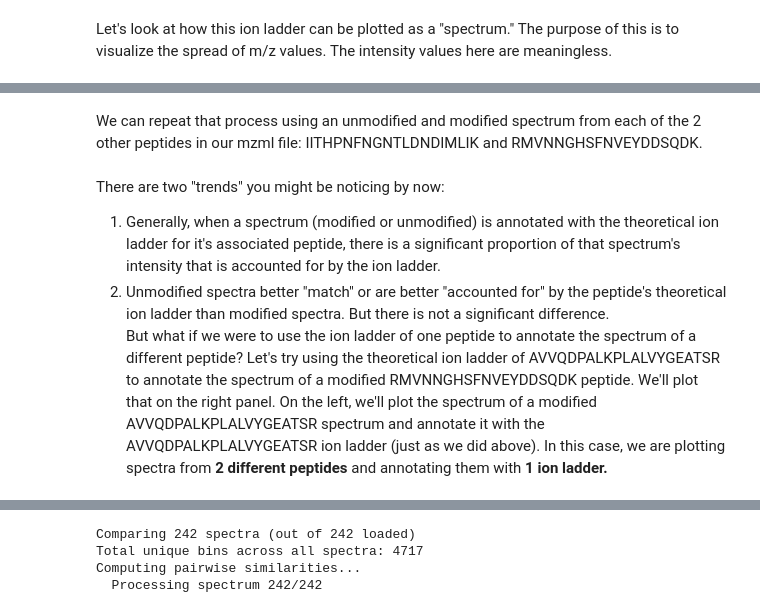
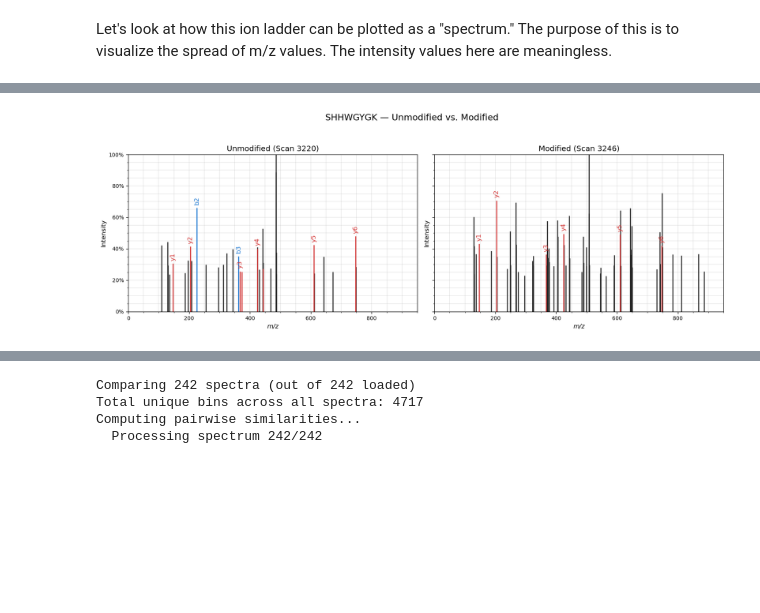
Before and after one commit to Alexander-Sol/MS_spectra_encoding, a Jupyter notebook: 02_Spectral_Hashing_and_OMS.ipynb, the cells around one changed output, grey strips where cells are left out. Drawn from its saved outputs; the diff is of its cells as text; code cells hidden in the pictures; blank space fills up the shorter version.

```diff
--- a/02_Spectral_Hashing_and_OMS.ipynb
+++ b/02_Spectral_Hashing_and_OMS.ipynb
@@ -1102,24 +1077,23 @@ Although there is inevitable noise that deviates from the theoretical ion ladder
 # %%
-
-seq = 'AVVQDPALKPLALVYGEATSR'
-spec_left  = get_MS2_object(full_calibrated_mzml_path, 9970, peptide=seq) #AVVQDPALKPLALVYGEATSR
-spec_right = get_MS2_object(full_calibrated_mzml_path, 8090, peptide=seq) #AVVQ[Common Artifact:Deamidation on Q]DPALKPLALVYGEATSR
+seq = 'SHHWGYGK'
+spec_left  = get_MS2_object(demo_mzml_path, 3220, peptide=seq) #SHHWGYGK
+spec_right = get_MS2_object(demo_mzml_path, 3246, peptide=seq) #[UniProt:N-acetylserine on S]SHHWGYGK
 
 # Make two panels with shared axes
 fig, axes = plt.subplots(1, 2, figsize=(14, 5), dpi=120, sharex=True, sharey=True)
 axes[0].set_xlabel("m/z")
 axes[0].set_ylabel("Intensity")
 
-# Left panel = scan 9970 (unmodified peptide)
+# Left panel = unmodified peptide
 sup.spectrum(spec_left, ax=axes[0], grid=True)
-axes[0].set_title("Unmodified (Scan 9970)")
+axes[0].set_title("Unmodified (Scan 3220)")
 
-# Right panel = scan 8090 (modified peptide)
+# Right panel = modified peptide
 sup.spectrum(spec_right, ax=axes[1], grid=True)
-axes[1].set_title("Modified (Scan 8090)")
+axes[1].set_title("Modified (Scan 3246)")
 
-fig.suptitle("AVVQDPALKPLALVYGEATSR — Unmodified vs. Modified", fontsize=14)
+fig.suptitle("SHHWGYGK — Unmodified vs. Modified", fontsize=14)
 plt.tight_layout(rect=[0, 0, 1, 0.94])  # leave space at top
 plt.show()
+# %% [output]
+[figure, added]
-# %% [markdown]
-We can repeat that process using an unmodified and modified spectrum from each of the 2 other peptides in our mzml file: IITHPNFNGNTLDNDIMLIK and RMVNNGHSFNVEYDDSQDK.
@@ -1169,6 +1099,0 @@ plt.show()
-# %% [markdown]
-There are two "trends" you might be noticing by now: <br></br>
-1. Generally, when a spectrum (modified or unmodified) is annotated with the theoretical ion ladder for it's associated peptide, there is a significant proportion of that spectrum's intensity that is accounted for by the ion ladder.
-2. Unmodified spectra better "match" or are better "accounted for" by the peptide's theoretical ion ladder than modified spectra. But there is not a significant difference.
-<br></br>
-But what if we were to use the ion ladder of one peptide to annotate the spectrum of a different peptide? Let's try using the theoretical ion ladder of AVVQDPALKPLALVYGEATSR to annotate the spectrum of a modified RMVNNGHSFNVEYDDSQDK peptide. We'll plot that on the right panel. On the left, we'll plot the spectrum of a modified AVVQDPALKPLALVYGEATSR spectrum and annotate it with the AVVQDPALKPLALVYGEATSR ion ladder (just as we did above). In this case, we are plotting spectra from **2 different peptides** and annotating them with **1 ion ladder.**
```
Also changed, not shown: parts of 20 cells of this notebook, 4 other files.
